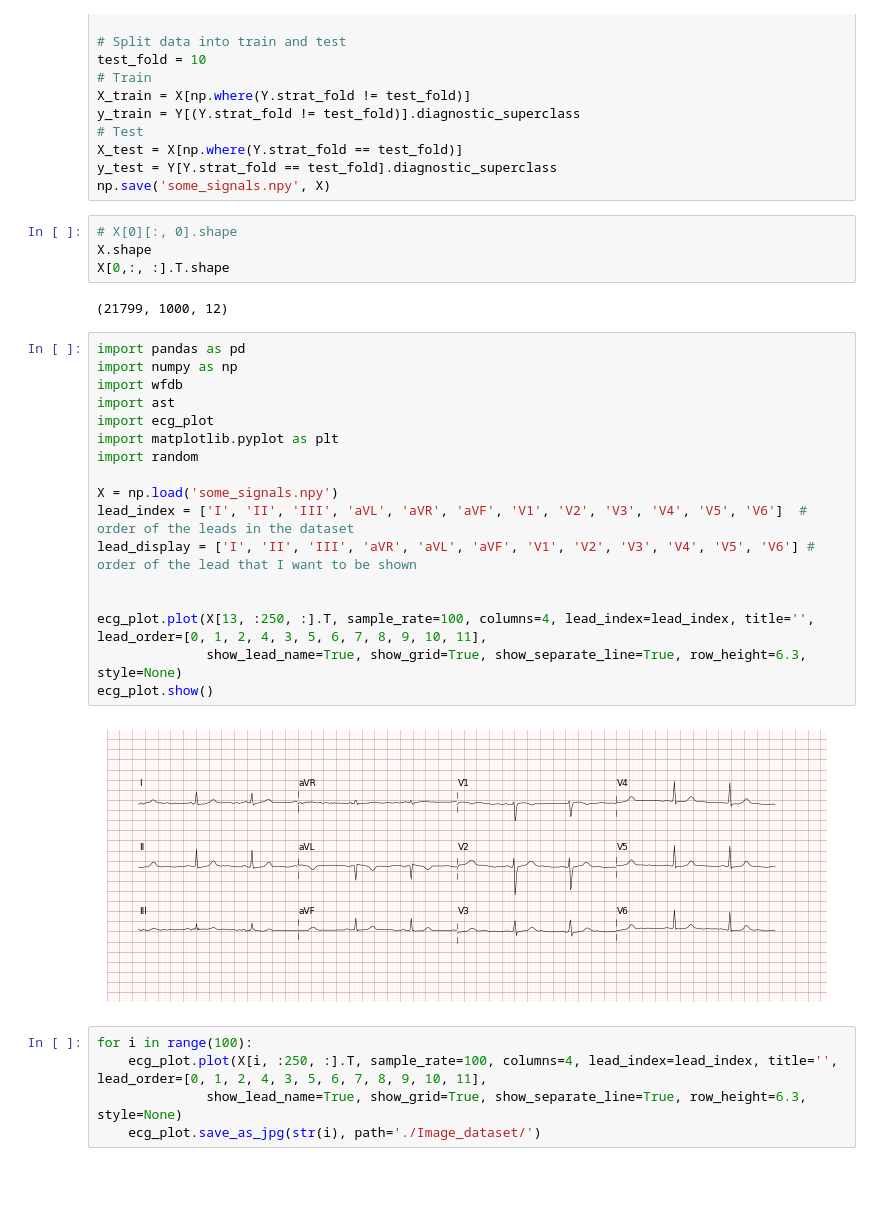
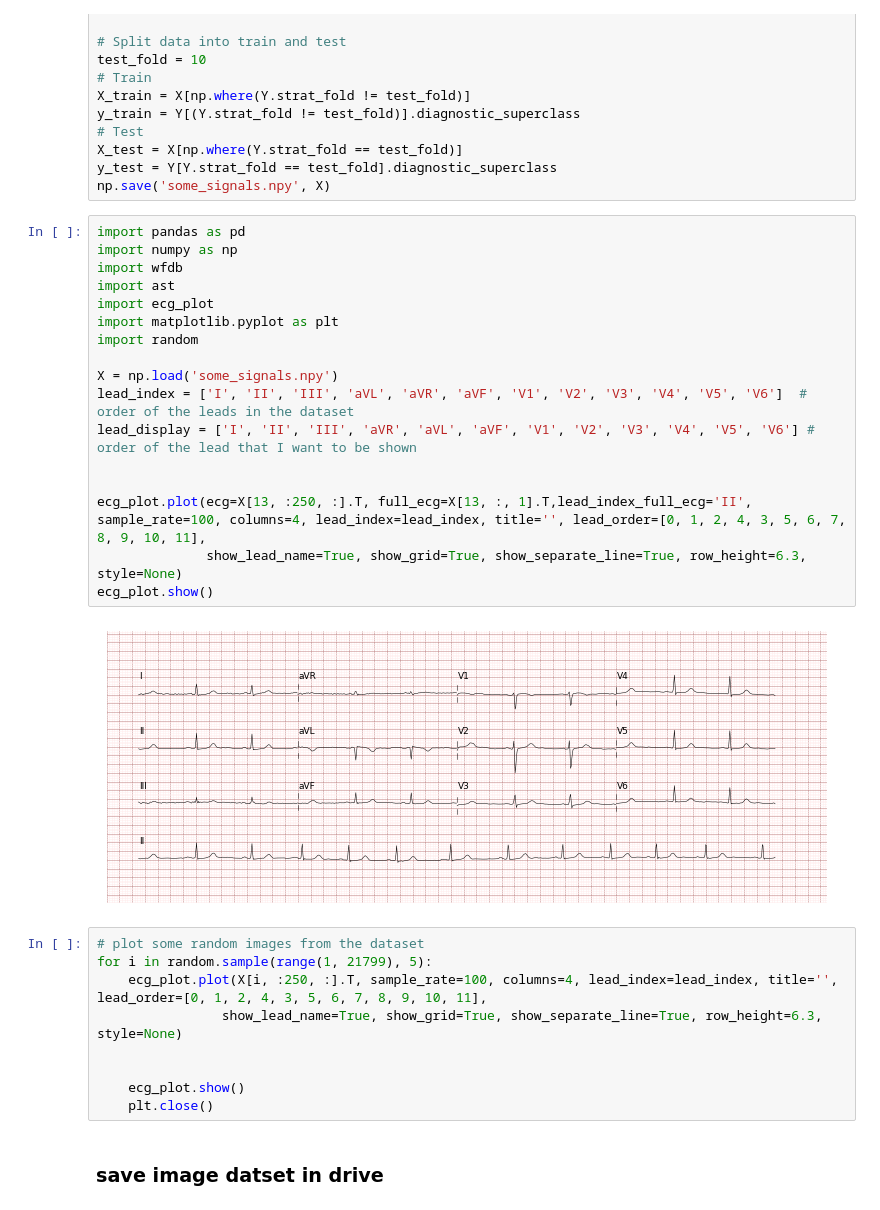
Before and after one commit to masoudrahimi39/ECG-code, a Jupyter notebook: data_loader.ipynb, the cells around one changed output. Cells and saved outputs as stored; diff of their text form; blank space fills up the shorter version.

Commit message:
complete lead II was added to the last row, increase image quality

```diff
--- a/data_loader.ipynb
+++ b/data_loader.ipynb
@@ -47,34 +52,34 @@ y_train = Y[(Y.strat_fold != test_fold)].diagnostic_superclass
 X_test = X[np.where(Y.strat_fold == test_fold)]
 y_test = Y[Y.strat_fold == test_fold].diagnostic_superclass
 np.save('some_signals.npy', X)
-# %%
-# X[0][:, 0].shape
-X.shape
-X[0,:, :].T.shape
-# %% [output]
-(21799, 1000, 12)
 # %%
 import pandas as pd
 import numpy as np
 import wfdb
 import ast
 import ecg_plot
 import matplotlib.pyplot as plt
 import random
 
 X = np.load('some_signals.npy')
 lead_index = ['I', 'II', 'III', 'aVL', 'aVR', 'aVF', 'V1', 'V2', 'V3', 'V4', 'V5', 'V6']  # order of the leads in the dataset
 lead_display = ['I', 'II', 'III', 'aVR', 'aVL', 'aVF', 'V1', 'V2', 'V3', 'V4', 'V5', 'V6'] # order of the lead that I want to be shown
 
 
-ecg_plot.plot(X[13, :250, :].T, sample_rate=100, columns=4, lead_index=lead_index, title='', lead_order=[0, 1, 2, 4, 3, 5, 6, 7, 8, 9, 10, 11],
+ecg_plot.plot(ecg=X[13, :250, :].T, full_ecg=X[13, :, 1].T,lead_index_full_ecg='II', sample_rate=100, columns=4, lead_index=lead_index, title='', lead_order=[0, 1, 2, 4, 3, 5, 6, 7, 8, 9, 10, 11],
               show_lead_name=True, show_grid=True, show_separate_line=True, row_height=6.3, style=None)
 ecg_plot.show()
 # %% [output]
-[figure, old version]
+[figure, new version]
 # %%
-for i in range(100):
+# plot some random images from the dataset
+for i in random.sample(range(1, 21799), 5):
     ecg_plot.plot(X[i, :250, :].T, sample_rate=100, columns=4, lead_index=lead_index, title='', lead_order=[0, 1, 2, 4, 3, 5, 6, 7, 8, 9, 10, 11],
-              show_lead_name=True, show_grid=True, show_separate_line=True, row_height=6.3, style=None)
-    ecg_plot.save_as_jpg(str(i), path='./Image_dataset/')
+                show_lead_name=True, show_grid=True, show_separate_line=True, row_height=6.3, style=None)
+
+
+    ecg_plot.show()
+    plt.close()
+# %% [markdown]
+### save image datset in drive
 # %%
```
Also changed, not shown: parts of 5 cells of this notebook, 1 other file.
